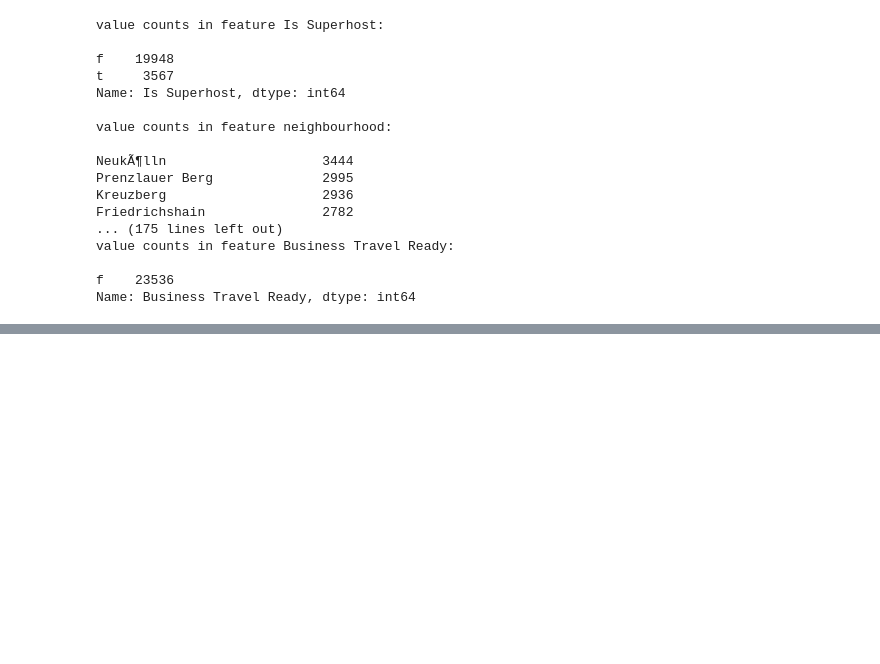
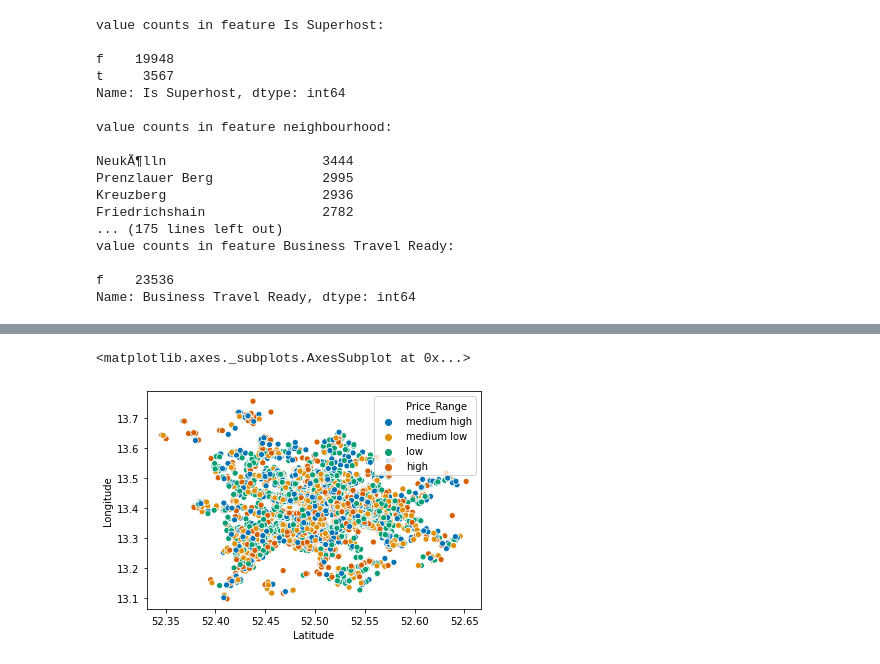
Before and after one commit to JulGras/Airbnb, a Jupyter notebook: Airbnb_Berlin.ipynb, the cells around one changed output, grey strips where cells are left out. Cells and saved outputs as stored; diff of their text form; code cells hidden in the pictures; blank space fills up the shorter version.

```diff
--- a/Airbnb_Berlin.ipynb
+++ b/Airbnb_Berlin.ipynb
@@ -156,18 +158,29 @@ f    23536
 Name: Business Travel Ready, dtype: int64
 # %%
 # drop superfluous location related columns
-# 'Instant Bookable'
 col_loc = ['neighbourhood', 'Neighborhood Group', 'City', 'Postal Code', 'Country Code', 'Country']
 df = df.drop(labels=col_loc, axis=1)
+
+# drop Listing ID
+df = df.drop(labels='Listing ID', axis=1)
 
 # drop Business Travel Ready column
 df = df.drop(labels='Business Travel Ready', axis=1)
 
 # replace 'f'/'t' by False/True
 df = df.replace({'f': False, 't':True})
+# %%
+# convert Price to float
+df['Price'] = df['Price'].str.replace(',','')
+df['Price'] = df['Price'].astype(float)
 # %%
 # drop rows with null values
 df = df.dropna()
+# %%
+# drop and reset index column
+df = df.drop(labels='index', axis=1)
+list_index = [i for i in range(23439)]
+df.index = list_index
 # %%
 # again print info
 print(df.info())
@@ -191,0 +256,18 @@ None
+# %%
+# set seaborn palette
+sns.set_palette('colorblind')
+
+# categorize listings in 4 different price ranges
+df_price_ranges = df.copy()
+list_conds = [df_price_ranges['Price'] > 75.0,
+              (75.0 >= df_price_ranges['Price']) & (df_price_ranges['Price'] > 49.0),
+              (49.0 >= df_price_ranges['Price']) & (df_price_ranges['Price'] > 32.0),
+              32.0 >= df_price_ranges['Price']]
+list_price_ranges = ['high', 'medium high', 'medium low', 'low']
+df_price_ranges['Price_Range'] = np.select(list_conds, list_price_ranges)
+
+# scatterplot longitude vs. latitude
+sns.scatterplot(x='Latitude', y='Longitude', data=df_price_ranges, hue='Price_Range')
+# %% [output]
+<matplotlib.axes._subplots.AxesSubplot at 0x...>
+[figure, added]
```
Also changed, not shown: parts of 7 cells of this notebook.
